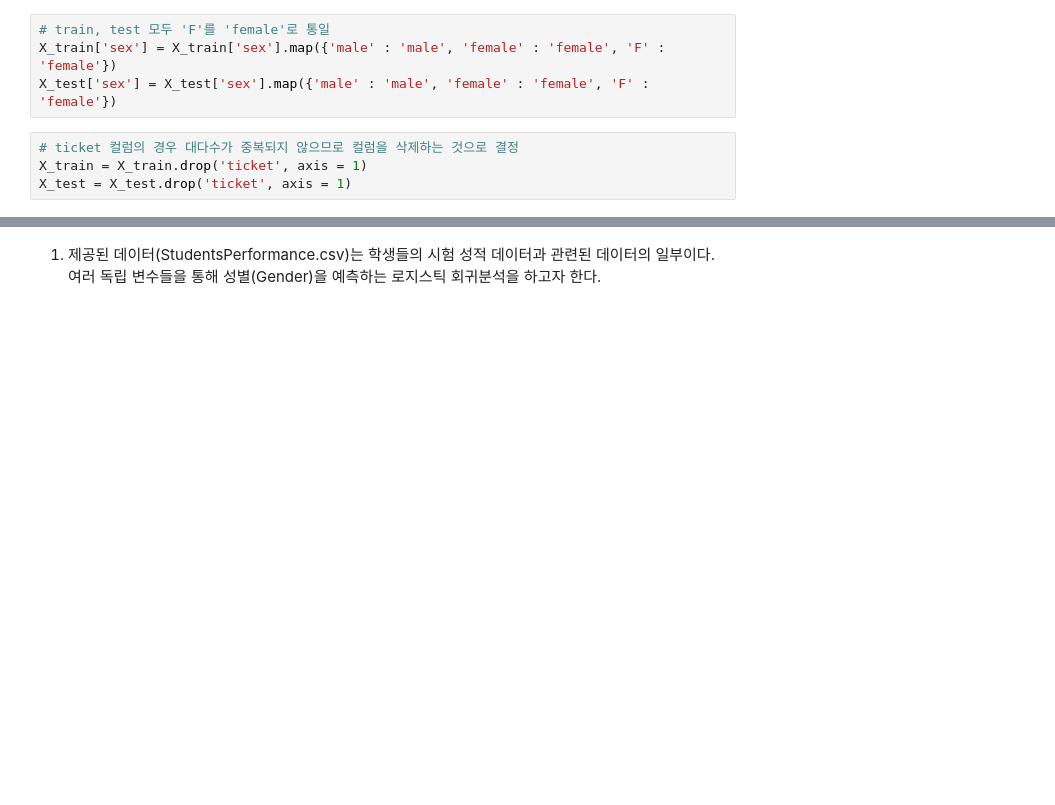
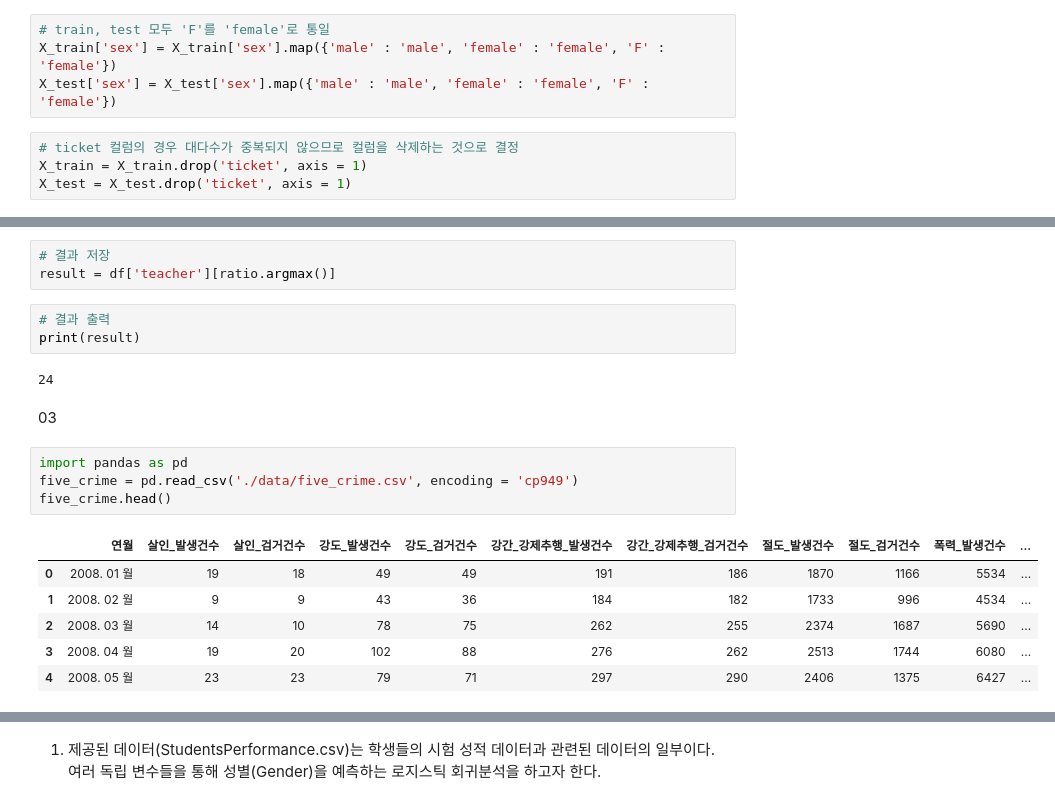
Before and after one commit to taek5000/BigDataAnalysis, a Jupyter notebook: practice.ipynb, the cells around one changed output, grey strips where cells are left out. Saved outputs shown, nothing was run; the diff lists cells and outputs as text; blank space fills up the shorter version.

```diff
--- a/practice.ipynb
+++ b/practice.ipynb
@@ -1052,0 +1127,21 @@ X_test = X_test.drop('ticket', axis = 1)
+# %%
+# 결과 저장
+result = df['teacher'][ratio.argmax()]
+# %%
+# 결과 출력
+print(result)
+# %% [output]
+24
+# %% [markdown]
+03
+# %%
+import pandas as pd
+five_crime = pd.read_csv('./data/five_crime.csv', encoding = 'cp949')
+five_crime.head()
+# %% [output]
+|  | 연월 | 살인_발생건수 | 살인_검거건수 | 강도_발생건수 | 강도_검거건수 | 강간_강제추행_발생건수 | 강간_강제추행_검거건수 | 절도_발생건수 | 절도_검거건수 | 폭력_발생건수 | ... |
+| 0 | 2008. 01 월 | 19 | 18 | 49 | 49 | 191 | 186 | 1870 | 1166 | 5534 | ... |
+| 1 | 2008. 02 월 | 9 | 9 | 43 | 36 | 184 | 182 | 1733 | 996 | 4534 | ... |
+| 2 | 2008. 03 월 | 14 | 10 | 78 | 75 | 262 | 255 | 2374 | 1687 | 5690 | ... |
+| 3 | 2008. 04 월 | 19 | 20 | 102 | 88 | 276 | 262 | 2513 | 1744 | 6080 | ... |
+| 4 | 2008. 05 월 | 23 | 23 | 79 | 71 | 297 | 290 | 2406 | 1375 | 6427 | ... |
```
Also changed, not shown: parts of 21 cells of this notebook, 3 other files.
